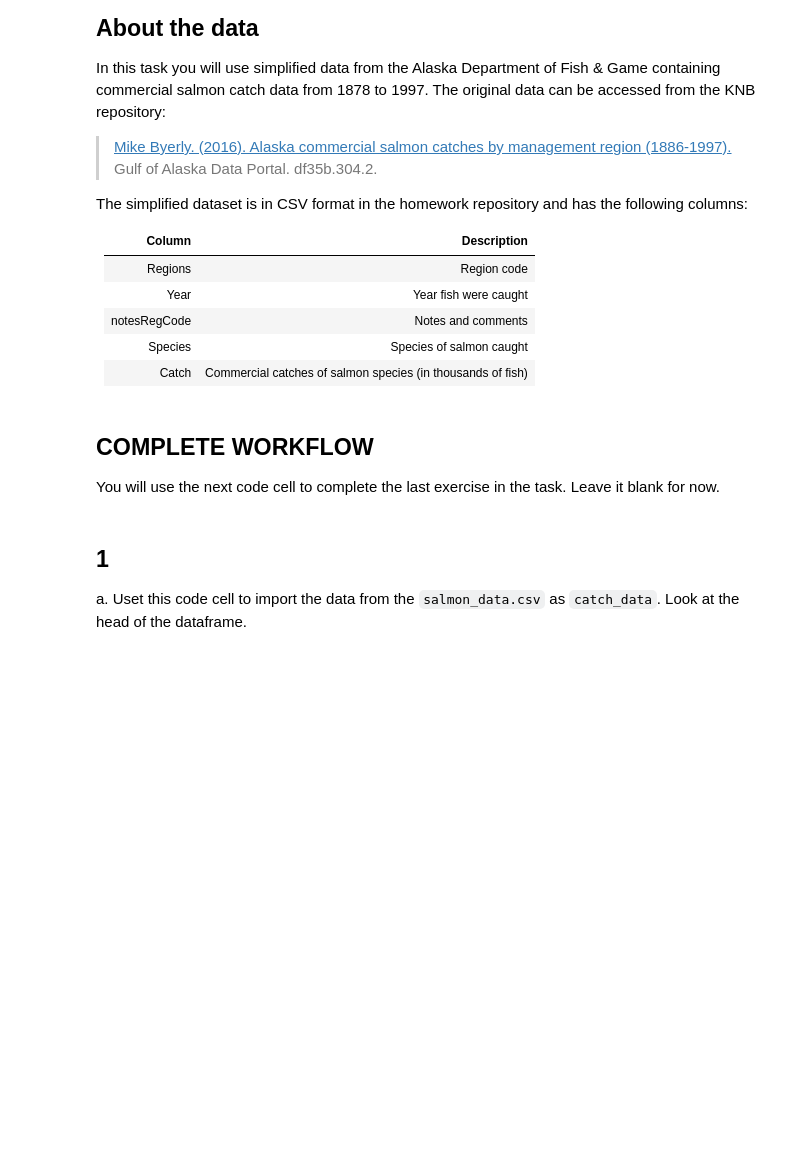
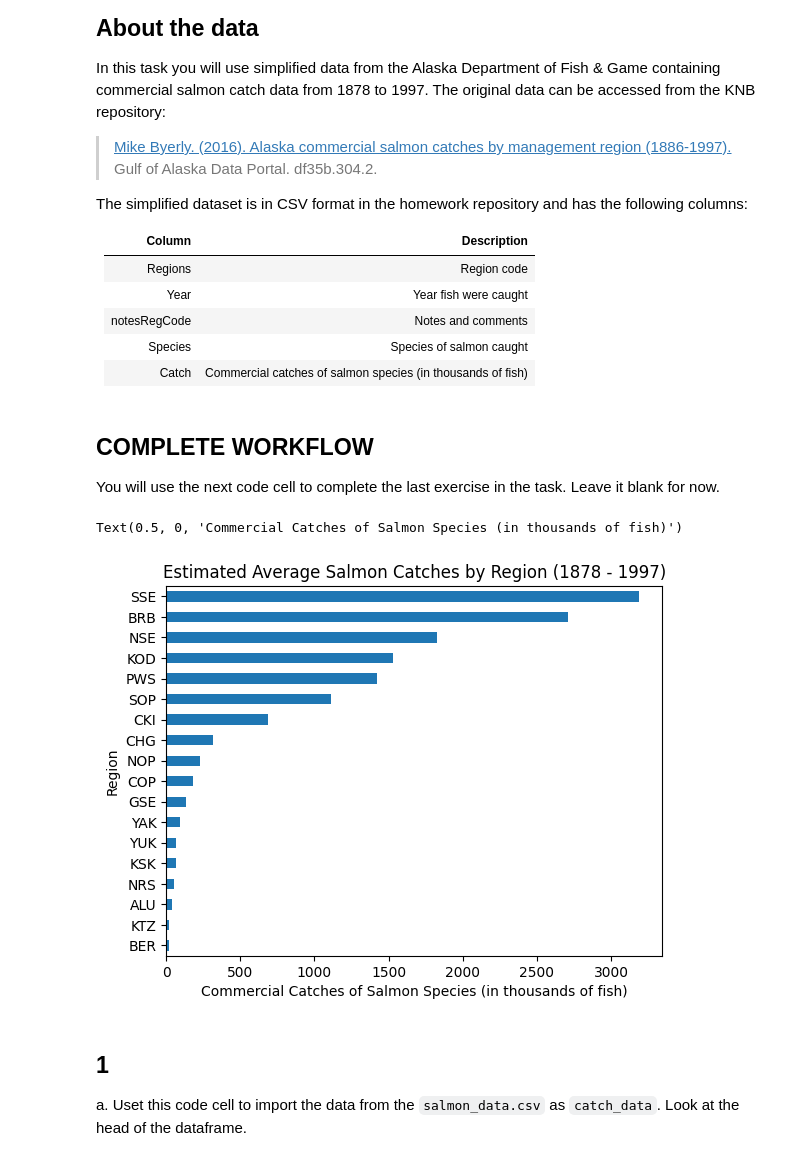
Before and after one commit to rfswick/eds220-hwk2, a Jupyter notebook: hwk2-task2-salmon.ipynb, the cells around one changed output. Cells and saved outputs as stored; diff of their text form; code cells hidden in the pictures; blank space fills up the shorter version.

```diff
--- a/hwk2-task2-salmon.ipynb
+++ b/hwk2-task2-salmon.ipynb
@@ -53,3 +51,34 @@ You will use the next code cell to complete the last exercise in the task. Leave
+# %%
+# FINAL CODE
+
+# Load libraries
+import pandas as pd
+
+# Load data
+catch_data = (pd.read_csv('data/salmon_data.csv')
+                .drop(columns = 'notesRegCode') # Remove the `notesRegCode` column from the dataframe
+             )
+
+# Update the value of row 400 from I to 1
+catch_data.loc[catch_data.Catch=='I', 'Catch'] = 1
+
+# Update the `Catch` column to be of data type `int64`
+catch_data['Catch'] = catch_data['Catch'].astype('int64')
+
+# Bar graph of estimated average salmon catches by region
+catch_plot = (catch_data.groupby('Region')['Catch']
+                        .mean()
+                        .sort_values()
+                        .plot(kind='barh',
+                              title='Estimated Average Salmon Catches by Region (1878 - 1997)',
+                              ylabel=('Region'))
+             )
+
+# Update the x-axis label
+catch_plot.set_xlabel(xlabel='Commercial Catches of Salmon Species (in thousands of fish)')
+# %% [output]
+Text(0.5, 0, 'Commercial Catches of Salmon Species (in thousands of fish)')
+[figure, added]
 # %% [markdown]
 ## 1
 
```
Also changed, not shown: parts of 2 cells of this notebook.
